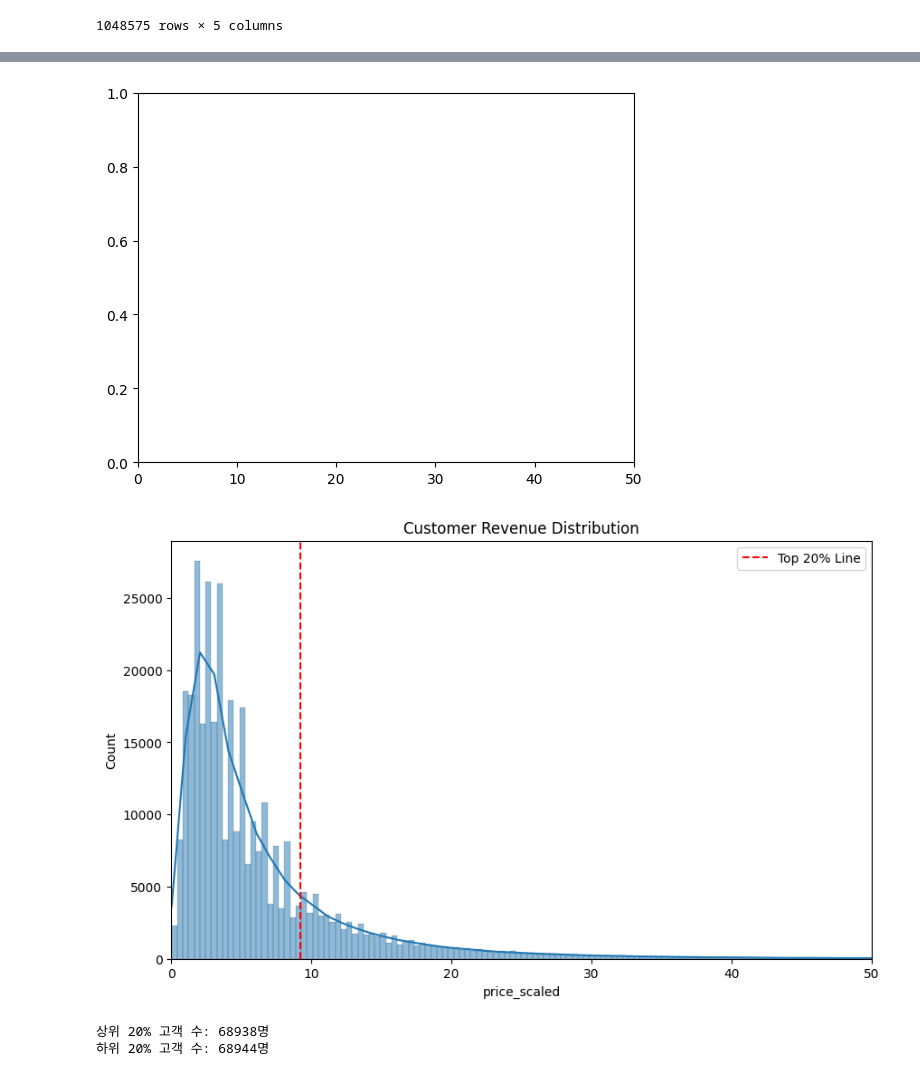
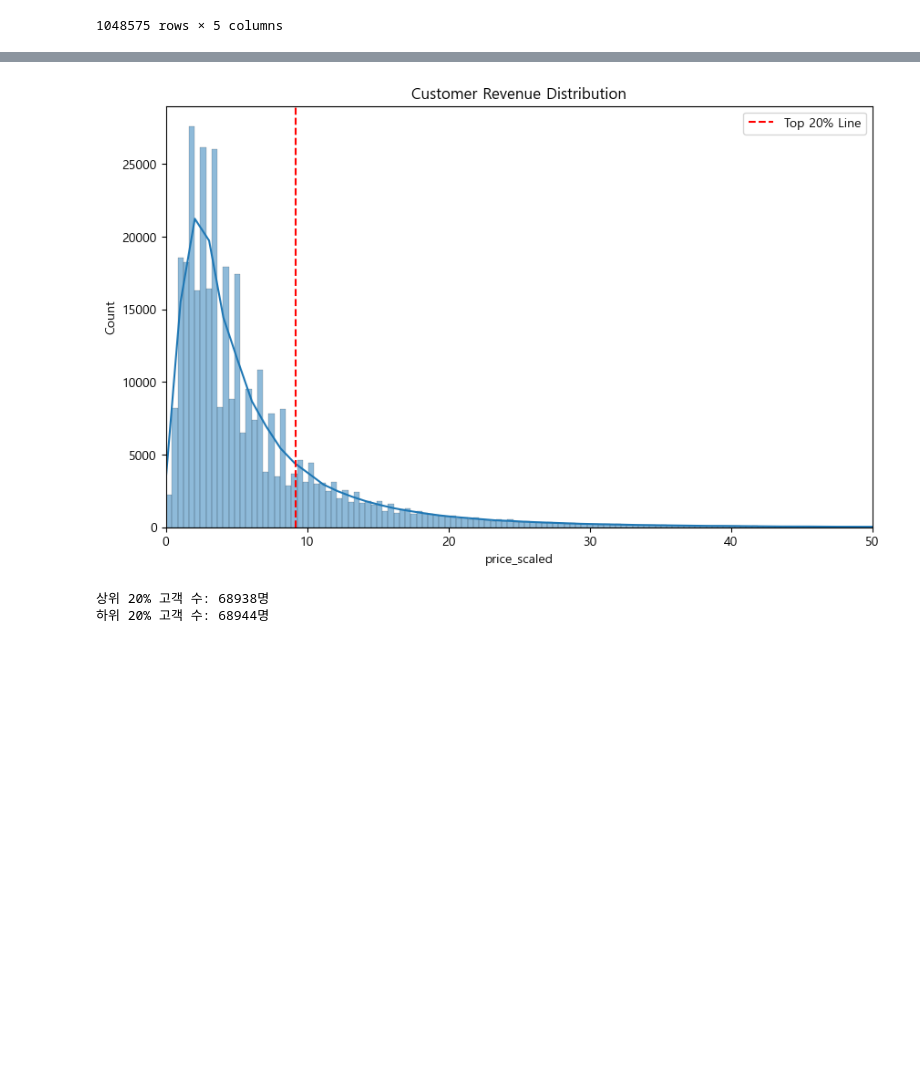
Before and after one commit to leegolem/data-commando-project, a Jupyter notebook: notebooks/member4/test1.ipynb, the cells around one changed output, grey strips where cells are left out. Saved outputs shown, nothing was run; the diff lists cells and outputs as text; code cells hidden in the pictures; blank space fills up the shorter version.

```diff
--- a/notebooks/member4/test1.ipynb
+++ b/notebooks/member4/test1.ipynb
@@ -148,0 +215,14 @@ customer
+# %%
+#연령대 별 구매수량 시각화
+import seaborn as sns
+import matplotlib.pyplot as plt
+##한글 폰트 설정
+plt.rcParams['font.family'] = 'Malgun Gothic'
+plt.rcParams['axes.unicode_minus'] = False
+age_counts = df.groupby("age_group").size().reset_index(name='sales_count')
+
+
+plt.figure(figsize=(10, 6))
+sns.barplot(data=age_counts, x='age_group', y='sales_count')
+plt.title("연령대별 판매 수량", fontsize=15)
+plt.show()
@@ -185,3 +270,10 @@ None
 | 2 | 2019-05-10 | 2ebe392150feb60ca89caa8eff6c08b7e... | 488561032 | 0.016932 | 2 |
 | 3 | 2019-08-26 | 7b3205de4ca17a339624eb5e3086698e9... | 682771001 | 0.033881 | 2 |
 | 4 | 2019-08-10 | 3b77905de8b32045f08cedb79200cdfa4... | 742400033 | 0.003220 | 1 |
+# %%
+#년, 월 파생변수 만들기
+
+transactions["year"] = transactions["t_dat"].dt.year
+transactions["month"] = transactions["t_dat"].dt.month
+
+transactions[["t_dat", "year", "month"]].head()
@@ -187,0 +334,13 @@ None
+# %%
+# 1. 숫자 채널을 문자로 매핑 (1: 오프라인, 2: 온라인)
+transactions['channel_name'] = transactions['sales_channel_id'].map({1: 'Offline', 2: 'Online'})
+
+# 2. 채널별 판매량 집계 (value_counts 활용)
+channel_analysis = transactions['channel_name'].value_counts()
+print("--- 채널별 판매량 ---")
+print(channel_analysis)
+
+# 3. 채널별 비중(%) 확인
+channel_pct = transactions['channel_name'].value_counts(normalize=True) * 100
+print("\n--- 채널별 비중 (%) ---")
+print(channel_pct)
@@ -403,17 +601,16 @@ plt.show()
 # %%
 # X축 범위를 0부터 50까지로 제한
 # 막대 bin 을 늘려야 막대그래프가 촘촘하게 나옴
-plt.xlim(0, 50)
+
 plt.figure(figsize=(10, 6))
 sns.histplot(customer_revenue['price_scaled'], bins=500, kde=True)
 plt.xlim(0,50)
 plt.axvline(top_20_threshold, color='red', linestyle='--', label='Top 20% Line')
 plt.title('Customer Revenue Distribution')
 plt.legend()
 plt.show()
 # %% [output]
-[figure, old version]
+[figure, new version]
-[figure, removed]
 # %%
 # 상위 20% 고객 데이터만 따로 저장
 top_20_customers = customer_revenue[customer_revenue['price_scaled'] >= top_20_threshold]
```
Also changed, not shown: parts of 34 cells of this notebook.
